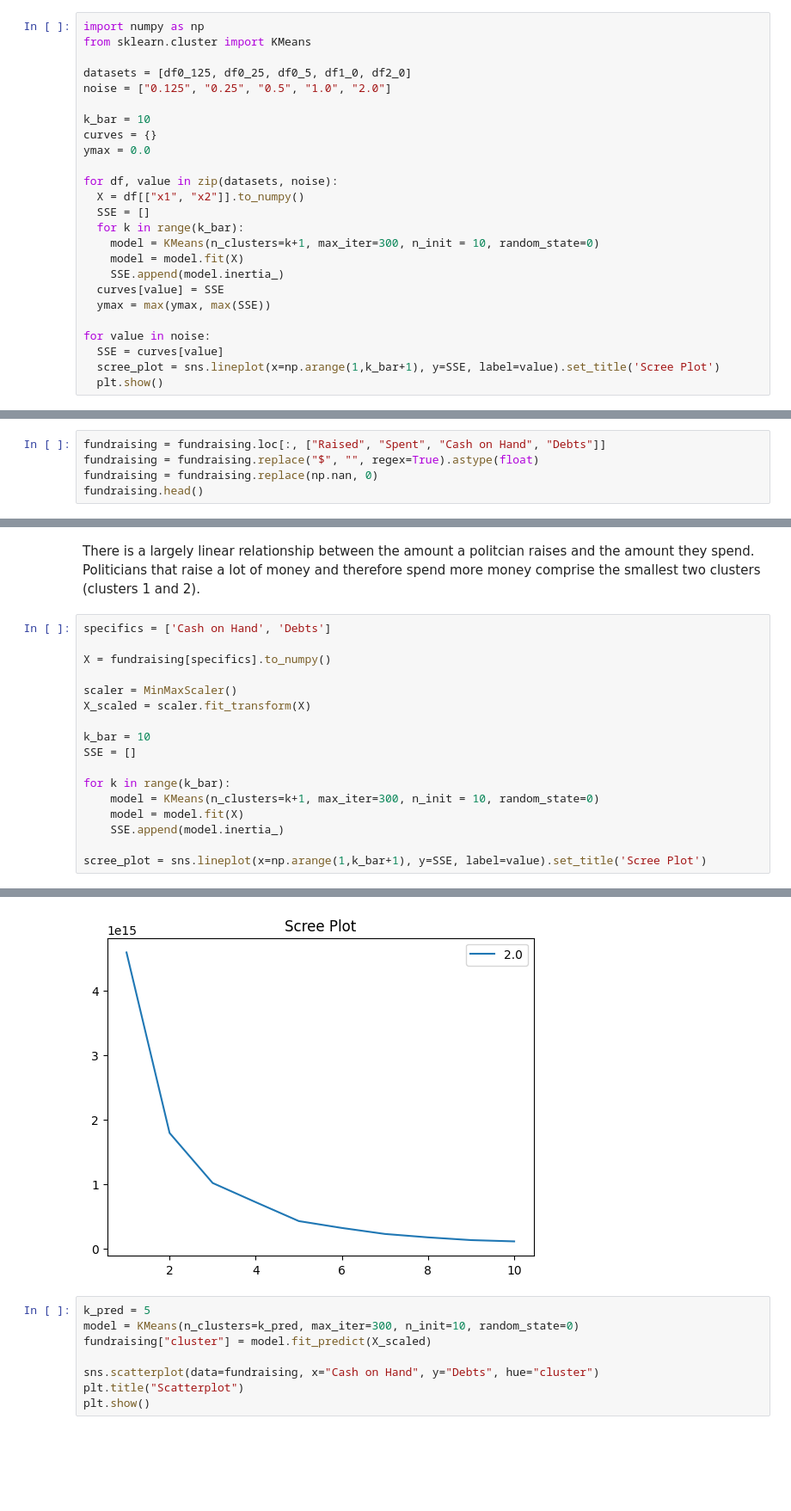
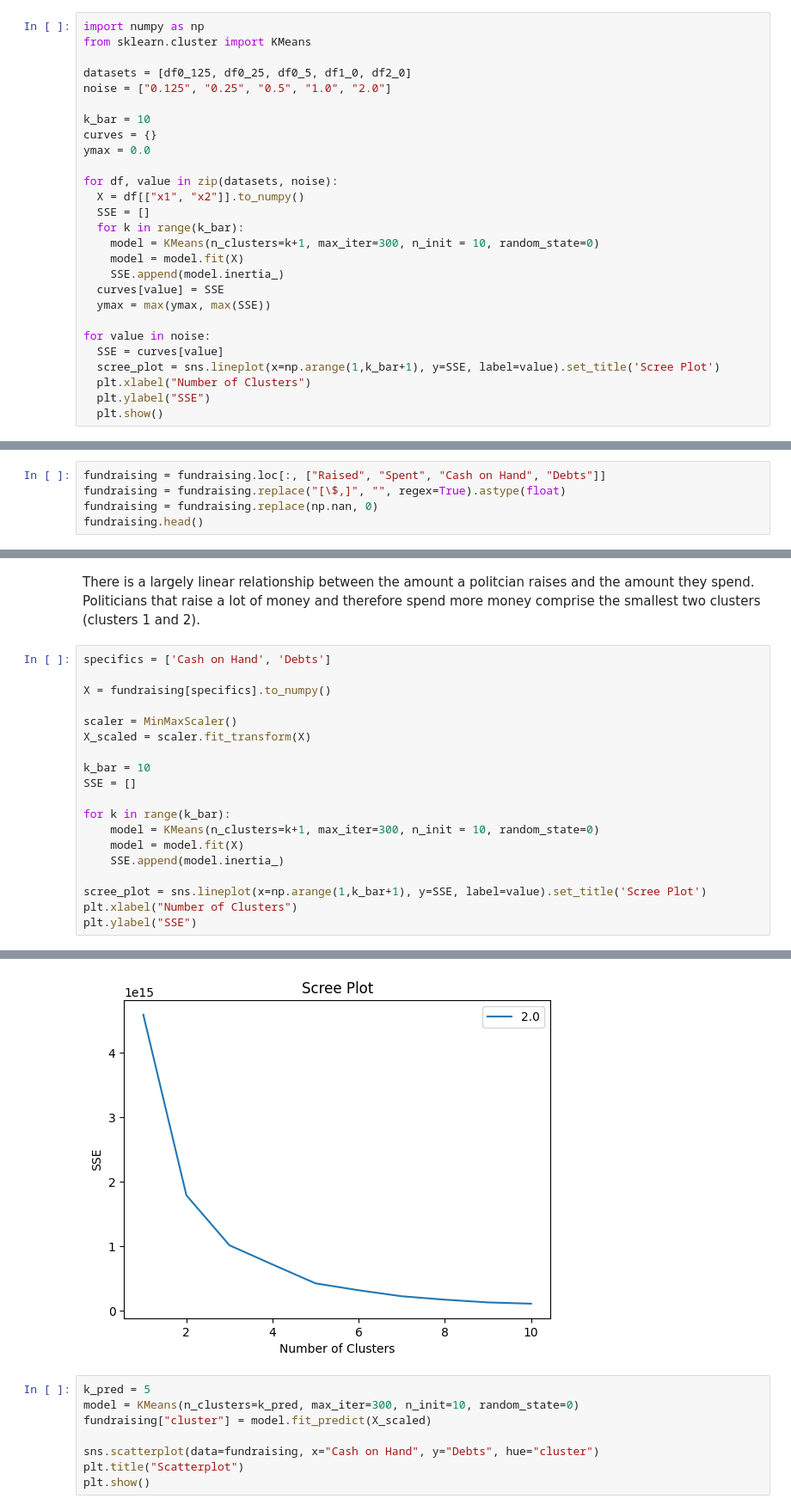
Before and after one commit to eaa3ug/clustering_assignment, a Jupyter notebook: assignment_clustering.ipynb, the cells around one changed output, grey strips where cells are left out. Shown at 86% size. Drawn from its saved outputs; the diff is of its cells as text; blank space fills up the shorter version.

```diff
--- a/assignment_clustering.ipynb
+++ b/assignment_clustering.ipynb
@@ -100,5 +100,7 @@ for df, value in zip(datasets, noise):
 for value in noise:
   SSE = curves[value]
   scree_plot = sns.lineplot(x=np.arange(1,k_bar+1), y=SSE, label=value).set_title('Scree Plot')
+  plt.xlabel("Number of Clusters")
+  plt.ylabel("SSE")
   plt.show()
 # %% [output]
@@ -131,7 +133,7 @@ fundraising.head()
 | 4 | 4 | Adrian Smith | Republican | Nebraska | House | $1,617,611 | $1,664,674 | $1,098,579 | $0 |
 # %%
 fundraising = fundraising.loc[:, ["Raised", "Spent", "Cash on Hand", "Debts"]]
-fundraising = fundraising.replace("$", "", regex=True).astype(float)
+fundraising = fundraising.replace("[\$,]", "", regex=True).astype(float)
 fundraising = fundraising.replace(np.nan, 0)
 fundraising.head()
 # %% [output]
@@ -201,4 +206,6 @@ for k in range(k_bar):
     SSE.append(model.inertia_)
 
 scree_plot = sns.lineplot(x=np.arange(1,k_bar+1), y=SSE, label=value).set_title('Scree Plot')
+plt.xlabel("Number of Clusters")
+plt.ylabel("SSE")
 # %% [output]
@@ -205,4 +213,4 @@ scree_plot = sns.lineplot(x=np.arange(1,k_bar+1), y=SSE, label=value).set_title(
-[figure, old version]
+[figure, new version]
 # %%
 k_pred = 5
 model = KMeans(n_clusters=k_pred, max_iter=300, n_init=10, random_state=0)
```
Also changed, not shown: parts of 5 cells of this notebook.
